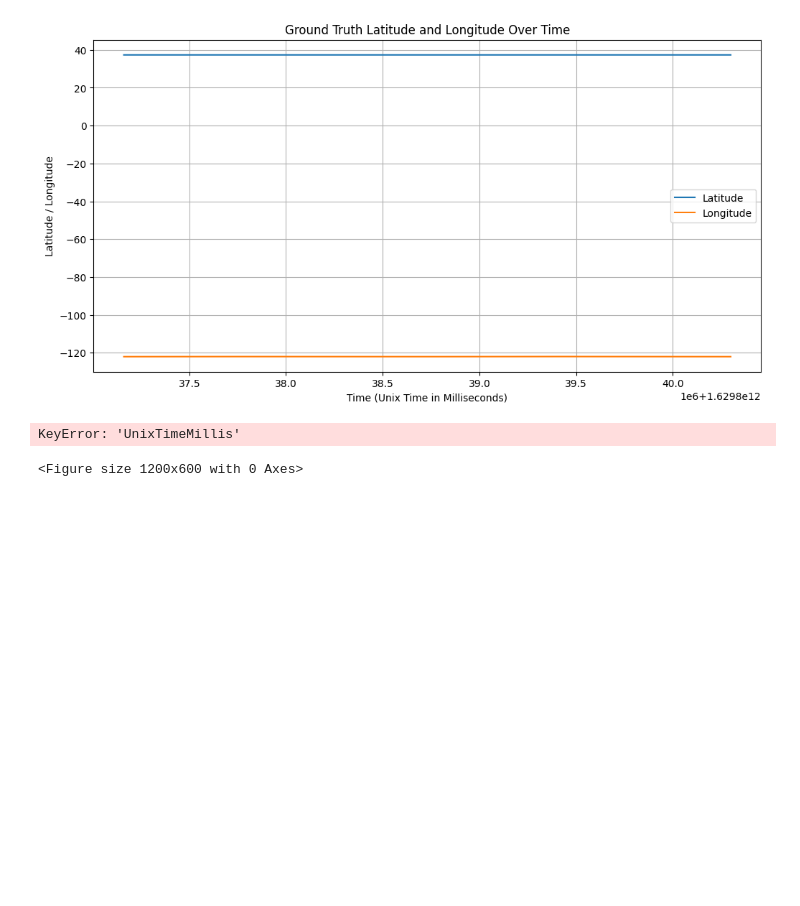
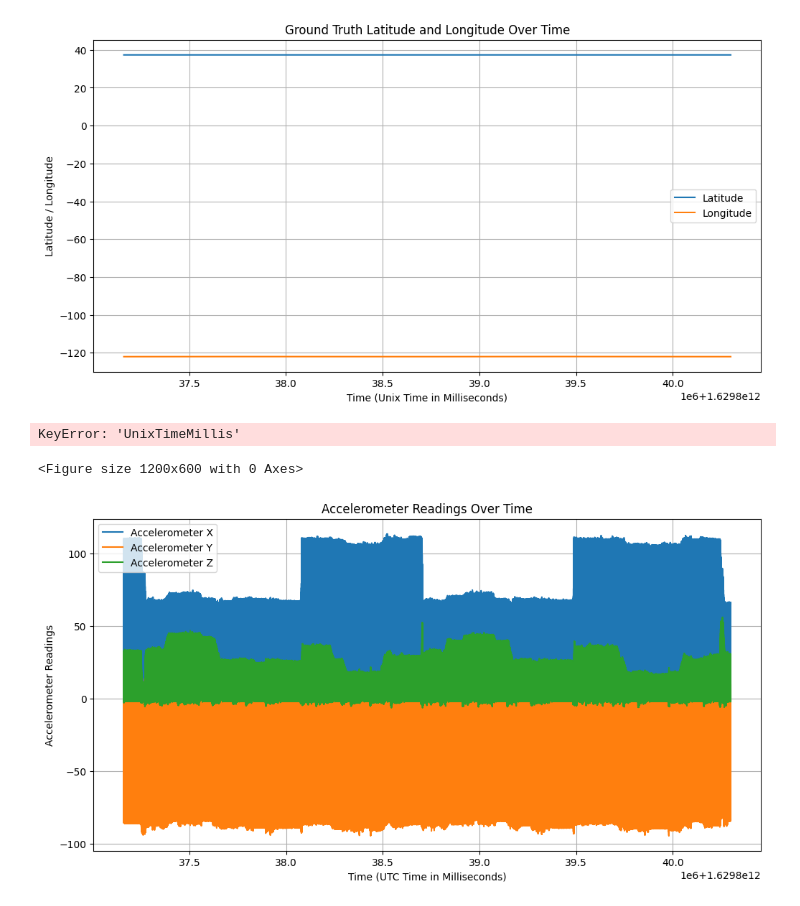
Before and after one commit to Atieno-Ouma/GNSS_positioning_precision, a Jupyter notebook: data_munging.ipynb, the cells around one changed output. Drawn from its saved outputs; the diff is of its cells as text; code cells hidden in the pictures; blank space fills up the shorter version.

Commit message:
Accelerator Readings Plot

```diff
--- a/data_munging.ipynb
+++ b/data_munging.ipynb
@@ -116,3 +116,17 @@ plt.show()
 # %% [output]
 KeyError: 'UnixTimeMillis'
 <Figure size 1200x600 with 0 Axes>
+# %%
+# Plot IMU data (you may want to choose specific columns for plotting)
+plt.figure(figsize=(12, 6))
+plt.plot(imu_data['utcTimeMillis'], imu_data['MeasurementX'], label='Accelerometer X')
+plt.plot(imu_data['utcTimeMillis'], imu_data['MeasurementY'], label='Accelerometer Y')
+plt.plot(imu_data['utcTimeMillis'], imu_data['MeasurementZ'], label='Accelerometer Z')
+plt.xlabel('Time (UTC Time in Milliseconds)')
+plt.ylabel('Accelerometer Readings')
+plt.title('Accelerometer Readings Over Time')
+plt.legend()
+plt.grid()
+plt.show()
+# %% [output]
+[figure, added]
```
